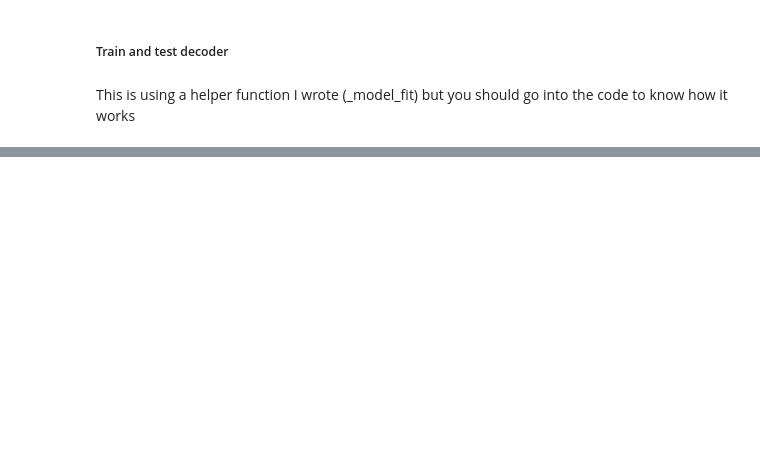
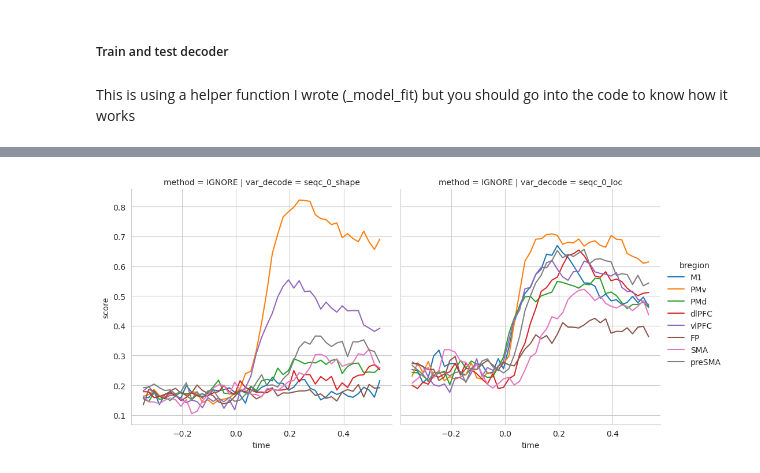
Before and after one commit to lucast4/neuralmonkey, a Jupyter notebook: neuralmonkey/notebooks_tutorials/240205_xuan_project_skeleton_code.ipynb, the cells around one changed output, grey strips where cells are left out. Saved outputs shown, nothing was run; the diff lists cells and outputs as text; code cells hidden in the pictures; blank space fills up the shorter version.

```diff
--- a/neuralmonkey/notebooks_tutorials/240205_xuan_project_skeleton_code.ipynb
+++ b/neuralmonkey/notebooks_tutorials/240205_xuan_project_skeleton_code.ipynb
@@ -304,0 +248,22 @@ for br in list_br:
+# %%
+list_dim_reduction_methods = ["pca", "CEBRA"] # FILL THIS IN
+# %%
+HACK = True # quickly run to see what it's like, without any dim reduction methods
+
+if HACK:
+    list_dim_reduction_methods = ["IGNORE"]
+# %%
+def compute_decode_score(x, labels, max_nsplits=5):
+    """
+    Score decoding accuracy
+    """
+    from neuralmonkey.analyses.decode_good import decode_categorical_wrapper
+    from neuralmonkey.population.classify import _model_fit
+    import numpy as np
+
+    assert x.shape[0]==len(labels)
+    assert len(x.shape)==2
+
+    res = decode_categorical_wrapper(Xreduced_this_time_bin, labels, 3, max_nsplits=max_nsplits)
+    # get mean score across splits
+    return np.mean([r["score_xval"] for r in res])
@@ -304,0 +344,7 @@ for br in list_br:
+# %%
+%matplotlib inline
+##### Plot the results, comparing score across methods!!
+import seaborn as sns
+fig = sns.relplot(data=dfres, x="time", y="score", hue="bregion", col="var_decode", row="method", kind="line")
+# %% [output]
+[figure, added]
```
Also changed, not shown: parts of 31 cells of this notebook, 6 other files.
